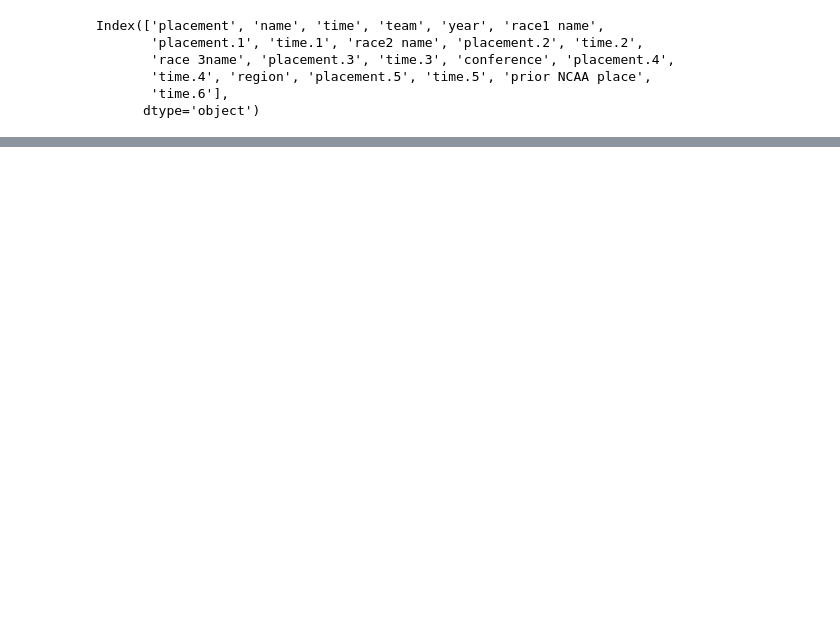
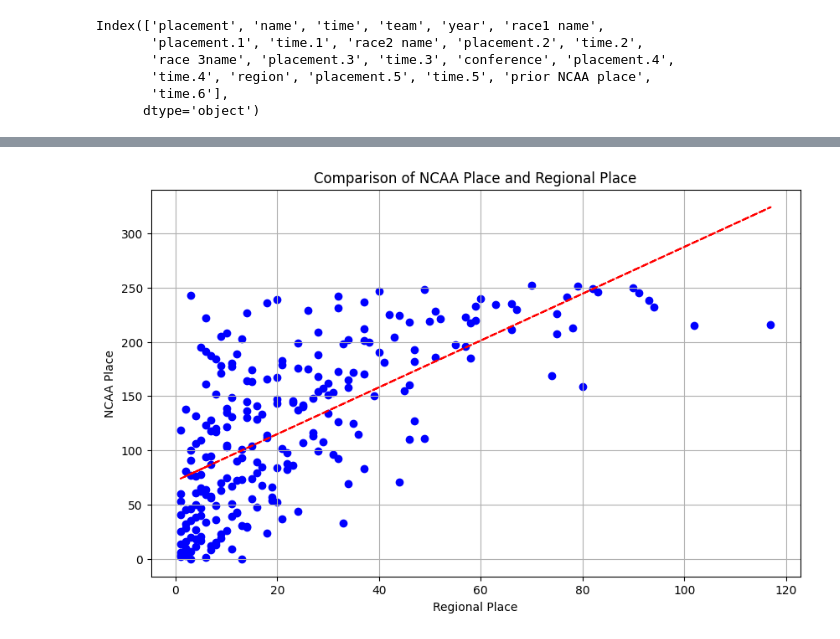
Before and after one commit to LukeLambert11/ncaaProject, a Jupyter notebook: notebooks/test.ipynb, the cells around one changed output, grey strips where cells are left out. Saved outputs shown, nothing was run; the diff lists cells and outputs as text; code cells hidden in the pictures; blank space fills up the shorter version.

```diff
--- a/notebooks/test.ipynb
+++ b/notebooks/test.ipynb
@@ -106,0 +98,25 @@ plt.show()
+# %%
+filtered_df = df.copy()
+filtered_df.dropna(subset=['ncaaPlace', 'regionPlace'], inplace=True)
+filtered_df = filtered_df[filtered_df['ncaaPlace'] != 'DNF']
+
+
+plt.figure(figsize=(10, 6))
+plt.scatter(filtered_df['regionPlace'], filtered_df['ncaaPlace'], color='blue')
+
+plt.xlabel('Regional Place')
+plt.ylabel('NCAA Place')
+plt.title('Comparison of NCAA Place and Regional Place')
+plt.grid(True)
+
+
+# Compute the best fit line (least squares regression)
+slope, intercept = np.polyfit(filtered_df['regionPlace'], filtered_df['ncaaPlace'], 1)
+regression_line = slope * filtered_df['regionPlace'] + intercept
+
+# Plot the regression line
+plt.plot(filtered_df['regionPlace'], regression_line, color='red', linestyle='--')
+
+plt.show()
+# %% [output]
+[figure, added]
```
Also changed, not shown: parts of 4 cells of this notebook.
